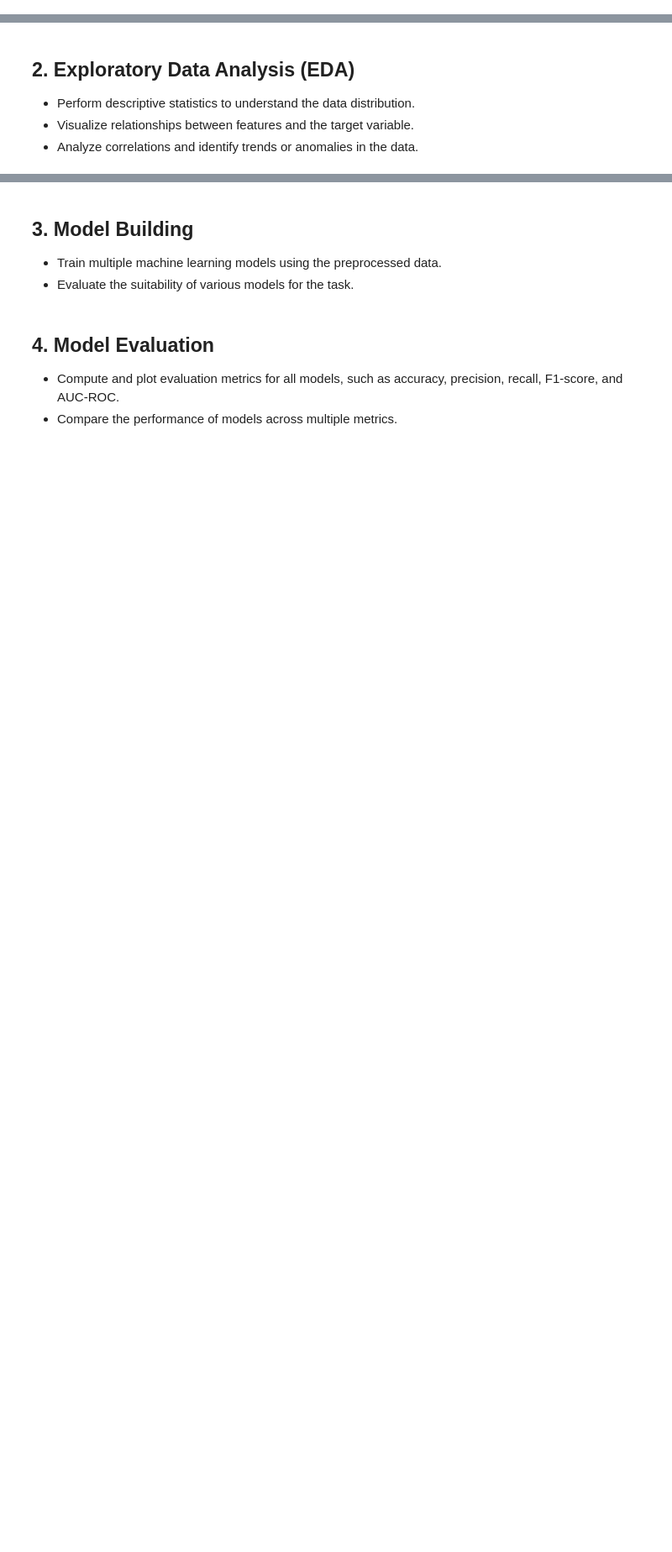
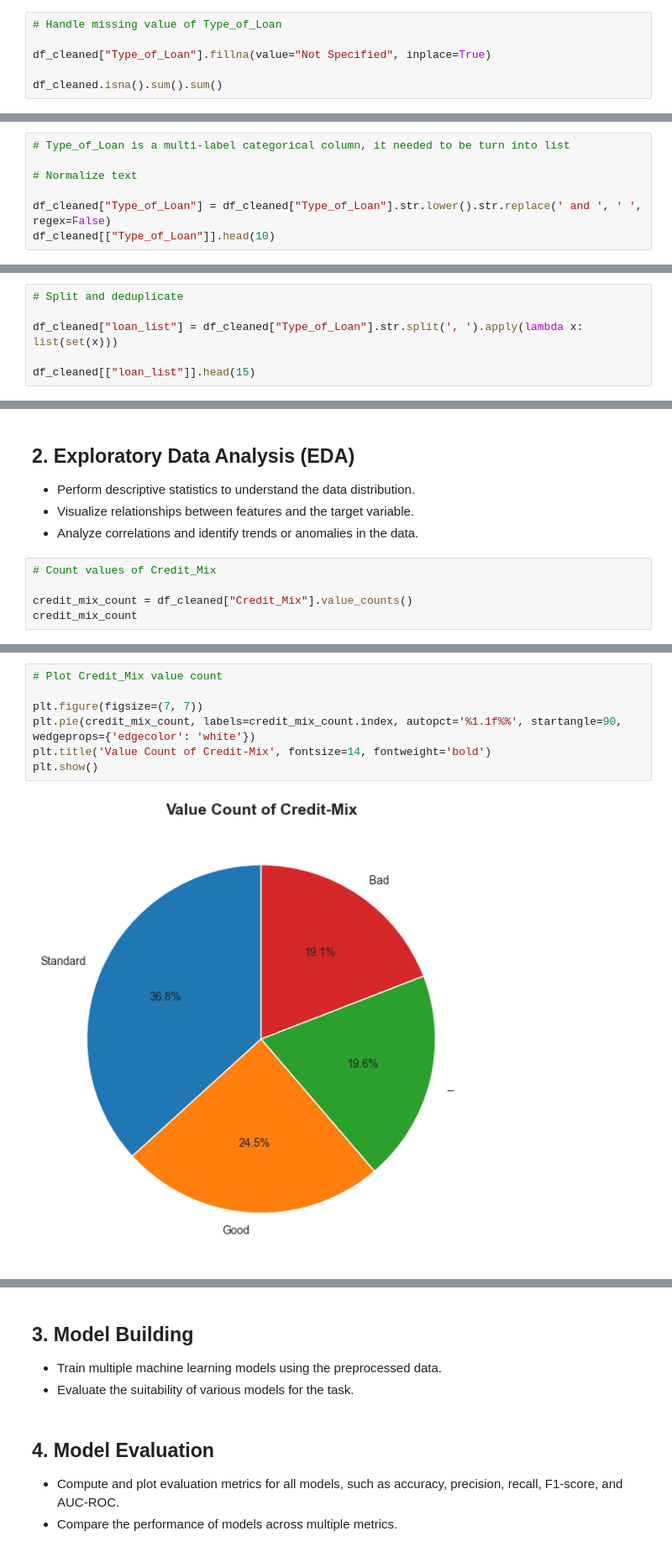
Before and after one commit to mohammadkhorshed/Predicting-Customer-Credit-Mix, a Jupyter notebook: Predicting_Customer_Credit _Mix.ipynb, the cells around one changed output, grey strips where cells are left out. Shown at 84% size. Cells and saved outputs as stored; diff of their text form; blank space fills up the shorter version.

```diff
--- a/Predicting_Customer_Credit _Mix.ipynb
+++ b/Predicting_Customer_Credit _Mix.ipynb
@@ -141,0 +233,6 @@ memory usage: 8.4+ MB
+# %%
+# Handle missing value of Type_of_Loan
+
+df_cleaned["Type_of_Loan"].fillna(value="Not Specified", inplace=True)
+
+df_cleaned.isna().sum().sum()
@@ -141,0 +241,7 @@ memory usage: 8.4+ MB
+# %%
+# Type_of_Loan is a multi-label categorical column, it needed to be turn into list
+
+# Normalize text
+
+df_cleaned["Type_of_Loan"] = df_cleaned["Type_of_Loan"].str.lower().str.replace(' and ', ' ', regex=False)
+df_cleaned[["Type_of_Loan"]].head(10)
@@ -141,0 +260,6 @@ memory usage: 8.4+ MB
+# %%
+# Split and deduplicate
+
+df_cleaned["loan_list"] = df_cleaned["Type_of_Loan"].str.split(', ').apply(lambda x: list(set(x)))
+
+df_cleaned[["loan_list"]].head(15)
@@ -144,3 +285,8 @@ memory usage: 8.4+ MB
 - Perform descriptive statistics to understand the data distribution.
 - Visualize relationships between features and the target variable.
 - Analyze correlations and identify trends or anomalies in the data.
+# %%
+# Count values of Credit_Mix
+
+credit_mix_count = df_cleaned["Credit_Mix"].value_counts()
+credit_mix_count
@@ -146,0 +300,9 @@ memory usage: 8.4+ MB
+# %%
+# Plot Credit_Mix value count
+
+plt.figure(figsize=(7, 7))
+plt.pie(credit_mix_count, labels=credit_mix_count.index, autopct='%1.1f%%', startangle=90, wedgeprops={'edgecolor': 'white'})
+plt.title('Value Count of Credit-Mix', fontsize=14, fontweight='bold')
+plt.show()
+# %% [output]
+[figure, added]
```
Also changed, not shown: parts of 32 cells of this notebook.
